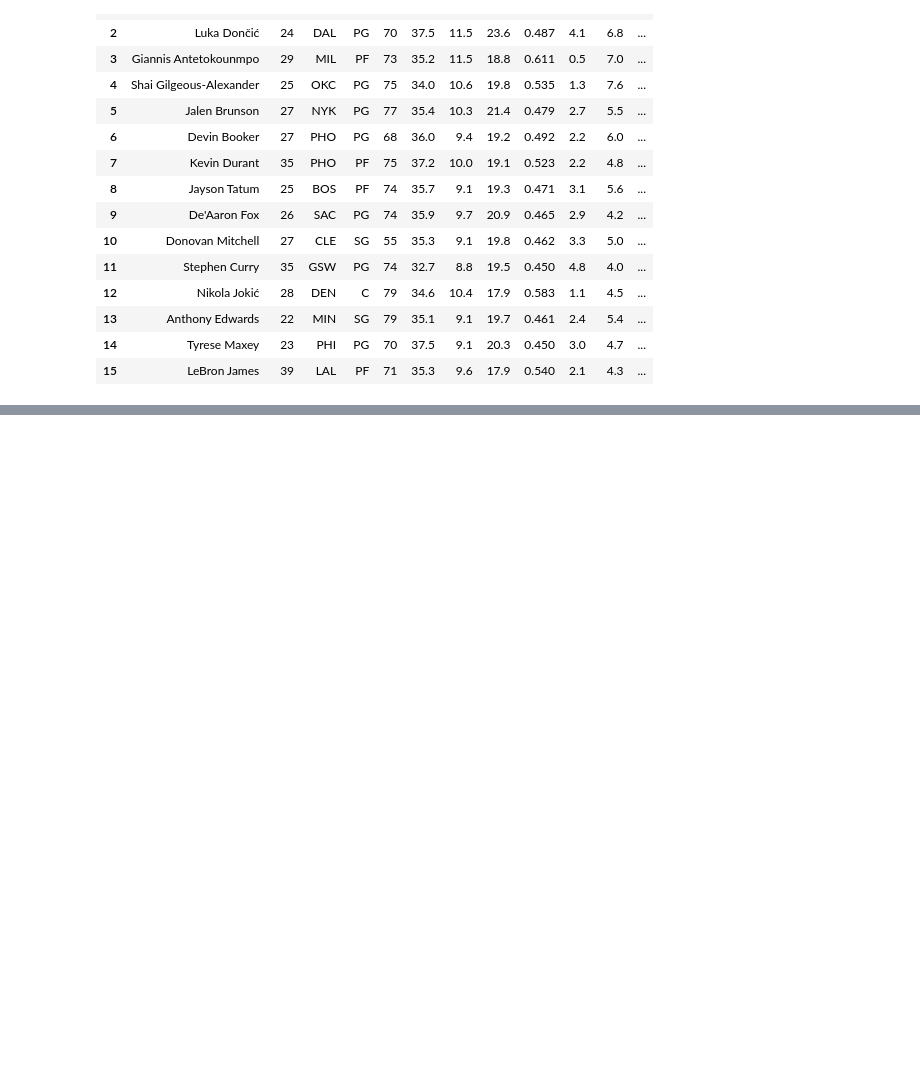
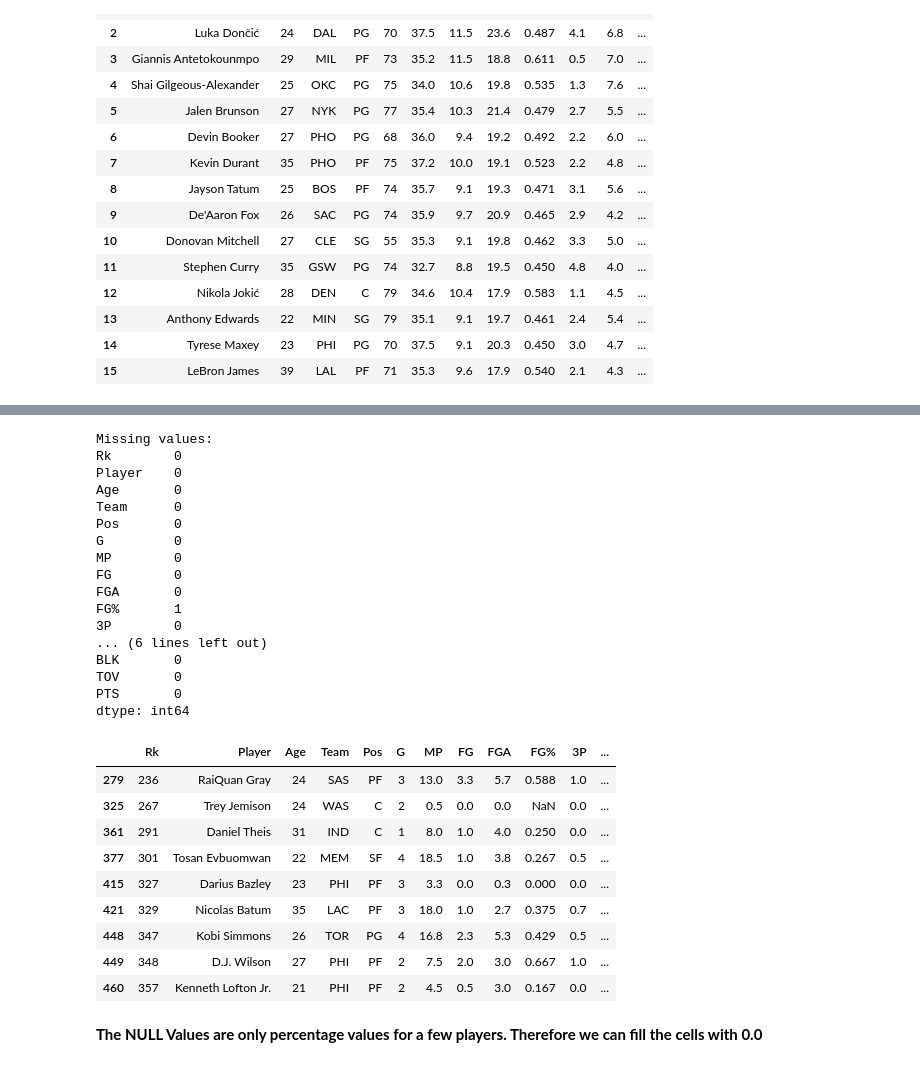
Before and after one commit to Soncity2/nbaFantasyStatsPredictor, a Jupyter notebook: src/nbastats.ipynb, the cells around one changed output, grey strips where cells are left out. Saved outputs shown, nothing was run; the diff lists cells and outputs as text; code cells hidden in the pictures; blank space fills up the shorter version.

```diff
--- a/src/nbastats.ipynb
+++ b/src/nbastats.ipynb
@@ -60,0 +61,34 @@ df_average.head(15)
+# %%
+print("Missing values:")
+print(df_average.isnull().sum())
+df_average[df_average.isnull().any(axis=1)].head(10)
+# %% [output]
+Missing values:
+Rk        0
+Player    0
+Age       0
+Team      0
+Pos       0
+G         0
+MP        0
+FG        0
+FGA       0
+FG%       1
+3P        0
+... (6 lines left out)
+BLK       0
+TOV       0
+PTS       0
+dtype: int64
+|  | Rk | Player | Age | Team | Pos | G | MP | FG | FGA | FG% | 3P | ... |
+| 279 | 236 | RaiQuan Gray | 24 | SAS | PF | 3 | 13.0 | 3.3 | 5.7 | 0.588 | 1.0 | ... |
+| 325 | 267 | Trey Jemison | 24 | WAS | C | 2 | 0.5 | 0.0 | 0.0 | NaN | 0.0 | ... |
+| 361 | 291 | Daniel Theis | 31 | IND | C | 1 | 8.0 | 1.0 | 4.0 | 0.250 | 0.0 | ... |
+| 377 | 301 | Tosan Evbuomwan | 22 | MEM | SF | 4 | 18.5 | 1.0 | 3.8 | 0.267 | 0.5 | ... |
+| 415 | 327 | Darius Bazley | 23 | PHI | PF | 3 | 3.3 | 0.0 | 0.3 | 0.000 | 0.0 | ... |
+| 421 | 329 | Nicolas Batum | 35 | LAC | PF | 3 | 18.0 | 1.0 | 2.7 | 0.375 | 0.7 | ... |
+| 448 | 347 | Kobi Simmons | 26 | TOR | PG | 4 | 16.8 | 2.3 | 5.3 | 0.429 | 0.5 | ... |
+| 449 | 348 | D.J. Wilson | 27 | PHI | PF | 2 | 7.5 | 2.0 | 3.0 | 0.667 | 1.0 | ... |
+| 460 | 357 | Kenneth Lofton Jr. | 21 | PHI | PF | 2 | 4.5 | 0.5 | 3.0 | 0.167 | 0.0 | ... |
+# %% [markdown]
+**The NULL Values are only percentage values for a few players. Therefore we can fill the cells with 0.0**
```
Also changed, not shown: parts of 8 cells of this notebook, 2 other files.
